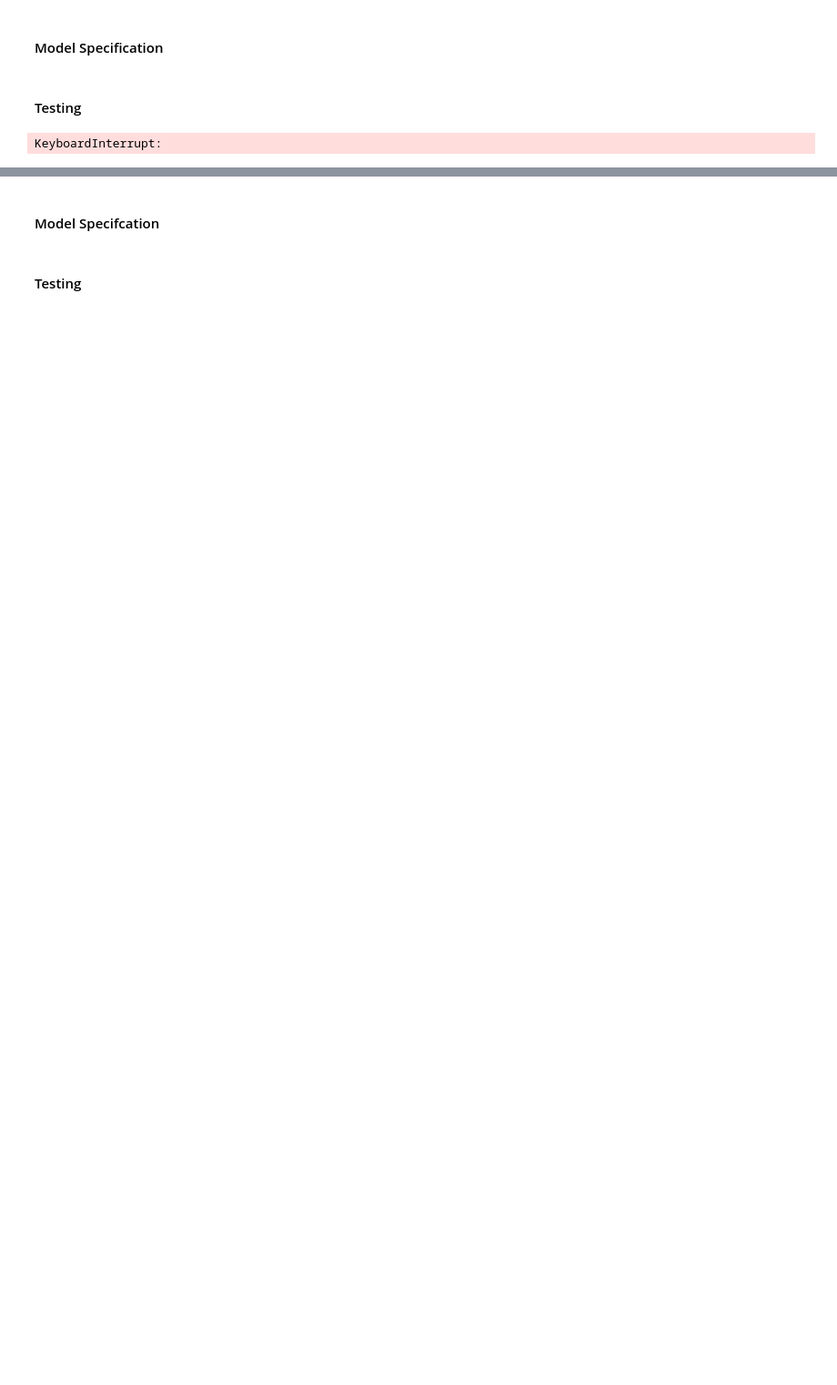
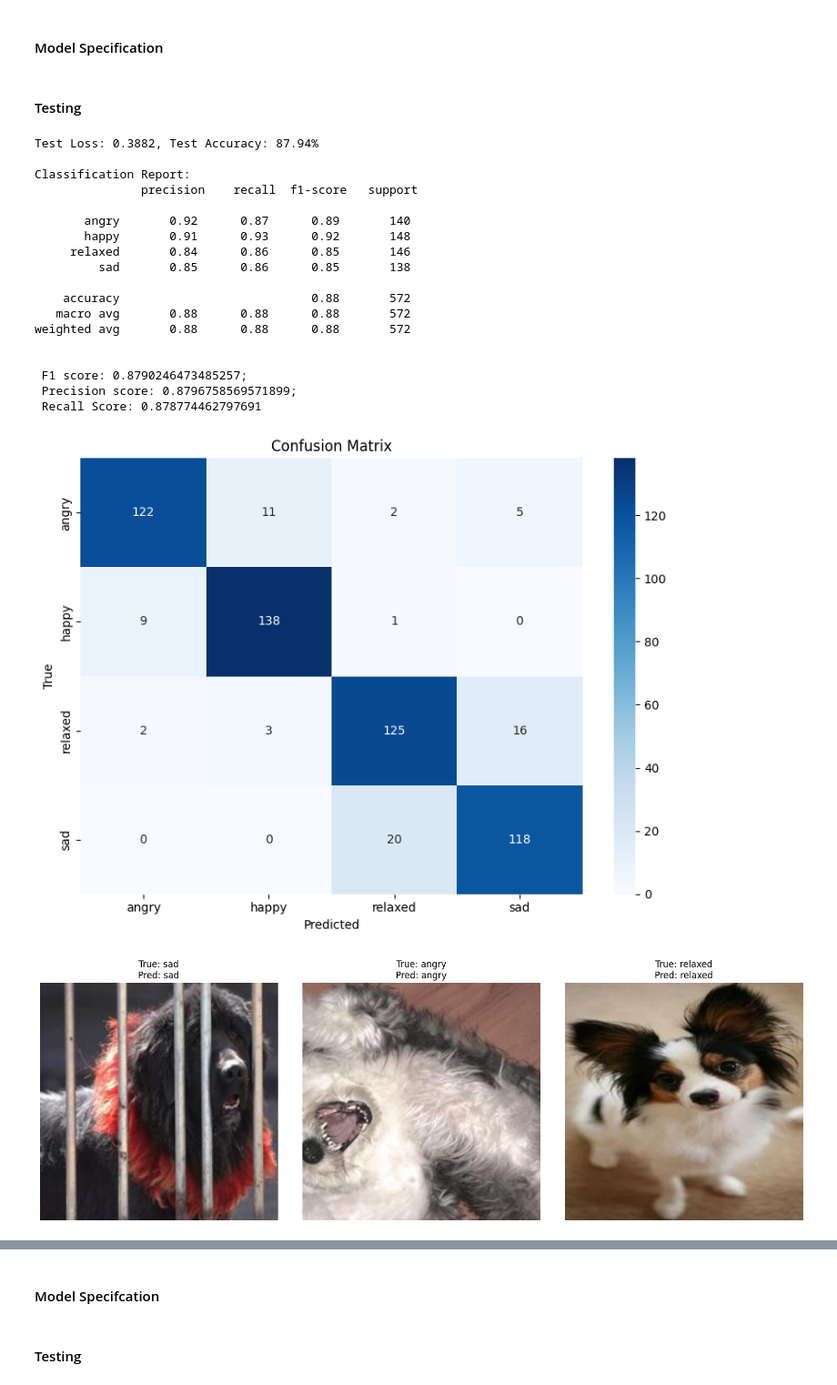
Before and after one commit to Shockbob17/DogEmotionADL, a Jupyter notebook: notebooks/modelDemo.ipynb, the cells around one changed output, grey strips where cells are left out. Shown at 91% size. Saved outputs shown, nothing was run; the diff lists cells and outputs as text; code cells hidden in the pictures; blank space fills up the shorter version.

```diff
--- a/notebooks/modelDemo.ipynb
+++ b/notebooks/modelDemo.ipynb
@@ -869,10 +952,29 @@ class SEEfficientNetB5(nn.Module):
 # %% [markdown]
 #### Testing
 # %%
-final_model = SEEfficientNetB5()
+# Config From hyperparameter tuning leading to the best model
+best_config = {
+    'lr': 3.667553423789653e-05,
+    'weight_decay': 1.8610170848142728e-05,
+    'dropout': 0.39636006949943725,
+    'hidden_sizes': None,
+    'activation': 'tanh',
+    'unfreeze_blocks': [6, 7],
+    'num_epochs': 10,
+    'optimiser': lambda params, lr, wd: optim.Adam(params, lr=lr, weight_decay=wd),
+    'criterion': lambda: nn.CrossEntropyLoss()
+}
+
+final_model = SEEfficientNetB5(
+    num_classes=4,
+    dropout=best_config["dropout"],
+    hidden_sizes=best_config["hidden_sizes"],
+    activation=best_config["activation"],
+    unfreeze_blocks=best_config["unfreeze_blocks"]
+)
 # load best model from training
-model_drectory = "ENSE"
-final_model.load_state_dict(torch.load(os.path.join(MODELS_BASE_DIR, model_drectory, f"{model_drectory}_best_model.pt")))
+modelName = "ENSE"
+final_model.load_state_dict(torch.load(os.path.join(MODELS_BASE_DIR, modelName, f"{modelName}_best_model.pt")))
 final_model.to(DEVICE)
 final_model.eval()
 
@@ -925,38 +1027,58 @@ cm = confusion_matrix(all_labels, all_preds)
 fig, ax = plt.subplots(figsize=(8, 6))
 sns.heatmap(cm, annot=True, fmt='d', cmap='Blues', xticklabels=class_names, yticklabels=class_names, ax=ax)
 plt.xlabel("Predicted")
 plt.ylabel("True")
 plt.title("Confusion Matrix")
 plt.tight_layout()
 
-conf_matrix_path = os.path.join(RESULTS_DIR, model_directory, "confusion_matrix.png")
+conf_matrix_path = os.path.join(RESULTS_DIR, modelName , "confusion_matrix.png")
 fig.savefig(conf_matrix_path)
 plt.show(fig)
 
 logging.info("Confusion matrix saved to: %s", conf_matrix_path)
 
 # Get random indices
 random_indices = random.sample(range(len(FULL_TEST_LOADER.dataset)), images_to_print)
 
-# Get the corresponding samples and labels
 fig, axes = plt.subplots(1, images_to_print, figsize=(15, 5))
 final_model.eval()
 
 for i, idx in enumerate(random_indices):
     image, label = FULL_TEST_LOADER.dataset[idx]
     image_input = image.unsqueeze(0).to(DEVICE)
     output = final_model(image_input)
     _, predicted_label = torch.max(output, 1)
 
-    # Move image to CPU and unnormalize if needed (assuming normalization was applied)
-    image = F.to_pil_image(image)
+    # Unnormalize image
+    unnorm_image = unnormalize(image.clone(), mean=[0.485, 0.456, 0.406], std=[0.229, 0.224, 0.225])
+    img_pil = F.to_pil_image(unnorm_image)
 
-    axes[i].imshow(image)
+    # Plot within the correct subplot
+    axes[i].imshow(img_pil)
+    axes[i].axis("off")
     axes[i].set_title(f"True: {class_names[label]}\nPred: {class_names[predicted_label.item()]}")
-    axes[i].axis("off")
 
 plt.tight_layout()
 plt.show()
 # %% [output]
-KeyboardInterrupt:
+Test Loss: 0.3882, Test Accuracy: 87.94%
+
+Classification Report:
+               precision    recall  f1-score   support
+
+       angry       0.92      0.87      0.89       140
+       happy       0.91      0.93      0.92       148
+     relaxed       0.84      0.86      0.85       146
+         sad       0.85      0.86      0.85       138
+
+    accuracy                           0.88       572
+   macro avg       0.88      0.88      0.88       572
+weighted avg       0.88      0.88      0.88       572
+
+
+ F1 score: 0.8790246473485257;
+ Precision score: 0.8796758569571899;
+ Recall Score: 0.878774462797691
+[figure, added]
+[figure, added]
 # %% [markdown]
```
Also changed, not shown: parts of 13 cells of this notebook, 10 other files.
